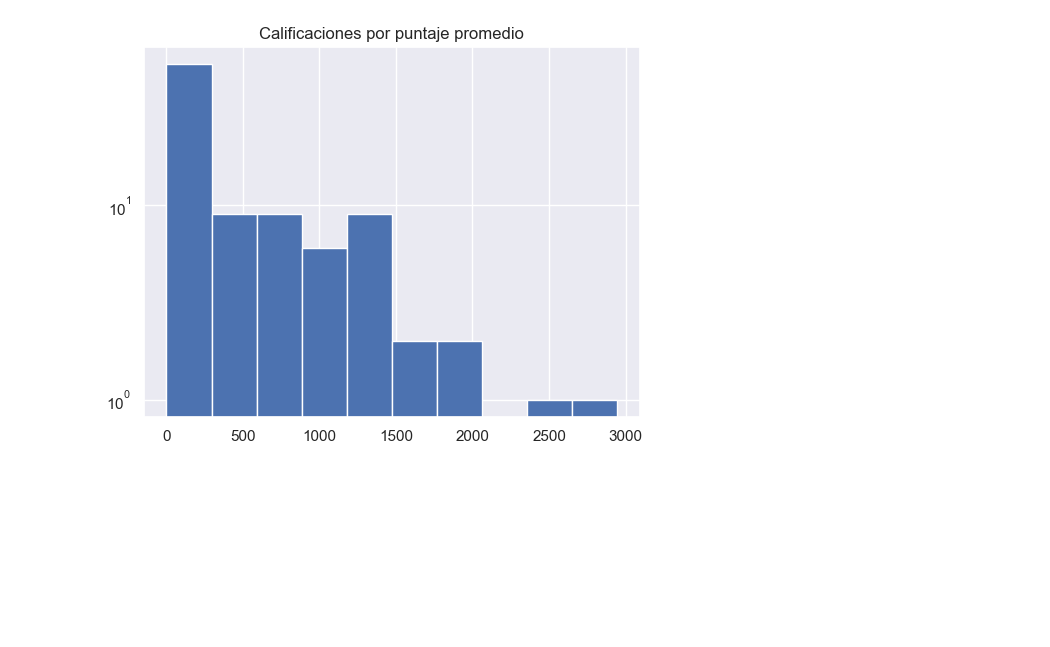
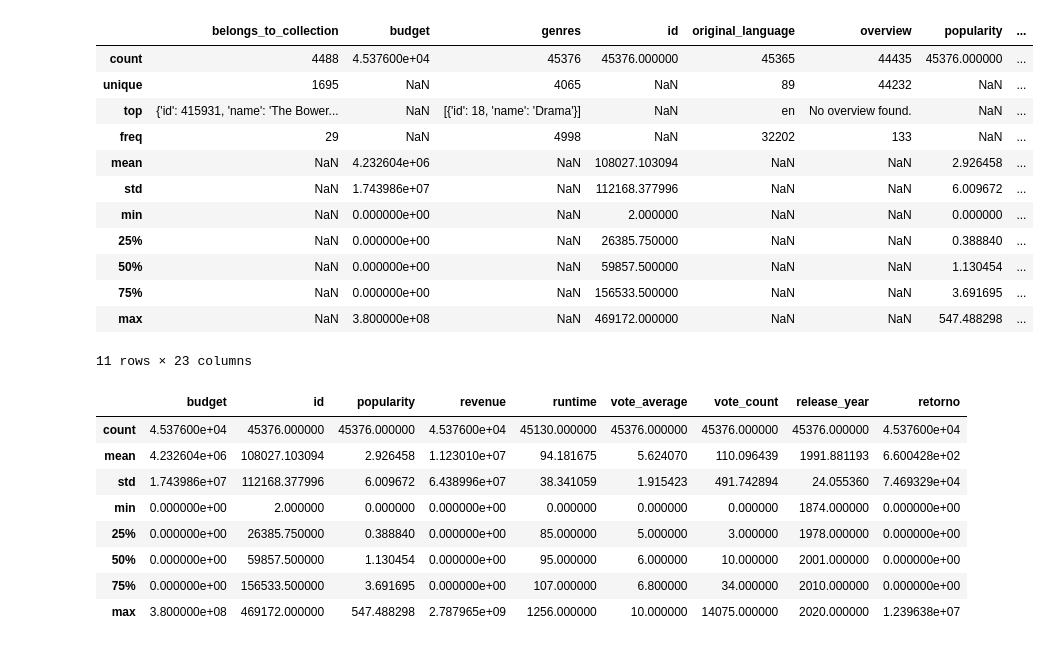
Before and after one commit to melodiromero/movies, a Jupyter notebook: eda.ipynb, the cells around one changed output. Drawn from its saved outputs; the diff is of its cells as text; code cells hidden in the pictures; blank space fills up the shorter version.

```diff
--- a/eda.ipynb
+++ b/eda.ipynb
@@ -18,5 +40,2 @@ Index(['belongs_to_collection', 'budget', 'genres', 'id', 'original_language',
        'retorno'],
       dtype='object')
-# %%
-#Eliminamos las columnas que no usaremos
-df = df.drop(columns = ['belongs_to_collection','original_language','production_companies','production_countries','release_month','release_day_of_week', 'retorno'])
@@ -81,6 +46,29 @@ df1_bys.head()
-# %%
-plt.hist(df1_bys.vote_count, log= True)
-plt.title('Calificaciones por puntaje promedio')
-plt.show()
-# %% [output]
-[figure, removed]
+# %%
+df.describe(include="all")  # Estadistica descriptiva
+# Esto es un resumen del conjunto de datos para todas las columnas numéricas, excepto los valores NaN
+# %% [output]
+|  | belongs_to_collection | budget | genres | id | original_language | overview | popularity | ... |
+| count | 4488 | 4.537600e+04 | 45376 | 45376.000000 | 45365 | 44435 | 45376.000000 | ... |
+| unique | 1695 | NaN | 4065 | NaN | 89 | 44232 | NaN | ... |
+| top | {'id': 415931, 'name': 'The Bower... | NaN | [{'id': 18, 'name': 'Drama'}] | NaN | en | No overview found. | NaN | ... |
+| freq | 29 | NaN | 4998 | NaN | 32202 | 133 | NaN | ... |
+| mean | NaN | 4.232604e+06 | NaN | 108027.103094 | NaN | NaN | 2.926458 | ... |
+| std | NaN | 1.743986e+07 | NaN | 112168.377996 | NaN | NaN | 6.009672 | ... |
+| min | NaN | 0.000000e+00 | NaN | 2.000000 | NaN | NaN | 0.000000 | ... |
+| 25% | NaN | 0.000000e+00 | NaN | 26385.750000 | NaN | NaN | 0.388840 | ... |
+| 50% | NaN | 0.000000e+00 | NaN | 59857.500000 | NaN | NaN | 1.130454 | ... |
+| 75% | NaN | 0.000000e+00 | NaN | 156533.500000 | NaN | NaN | 3.691695 | ... |
+| max | NaN | 3.800000e+08 | NaN | 469172.000000 | NaN | NaN | 547.488298 | ... |
+11 rows × 23 columns
+# %%
+df.describe() # describe reducido a las columnas numericas
+# %% [output]
+|  | budget | id | popularity | revenue | runtime | vote_average | vote_count | release_year | retorno |
+| count | 4.537600e+04 | 45376.000000 | 45376.000000 | 4.537600e+04 | 45130.000000 | 45376.000000 | 45376.000000 | 45376.000000 | 4.537600e+04 |
+| mean | 4.232604e+06 | 108027.103094 | 2.926458 | 1.123010e+07 | 94.181675 | 5.624070 | 110.096439 | 1991.881193 | 6.600428e+02 |
+| std | 1.743986e+07 | 112168.377996 | 6.009672 | 6.438996e+07 | 38.341059 | 1.915423 | 491.742894 | 24.055360 | 7.469329e+04 |
+| min | 0.000000e+00 | 2.000000 | 0.000000 | 0.000000e+00 | 0.000000 | 0.000000 | 0.000000 | 1874.000000 | 0.000000e+00 |
+| 25% | 0.000000e+00 | 26385.750000 | 0.388840 | 0.000000e+00 | 85.000000 | 5.000000 | 3.000000 | 1978.000000 | 0.000000e+00 |
+| 50% | 0.000000e+00 | 59857.500000 | 1.130454 | 0.000000e+00 | 95.000000 | 6.000000 | 10.000000 | 2001.000000 | 0.000000e+00 |
+| 75% | 0.000000e+00 | 156533.500000 | 3.691695 | 0.000000e+00 | 107.000000 | 6.800000 | 34.000000 | 2010.000000 | 0.000000e+00 |
+| max | 3.800000e+08 | 469172.000000 | 547.488298 | 2.787965e+09 | 1256.000000 | 10.000000 | 14075.000000 | 2020.000000 | 1.239638e+07 |
```
Also changed, not shown: parts of 16 cells of this notebook.
